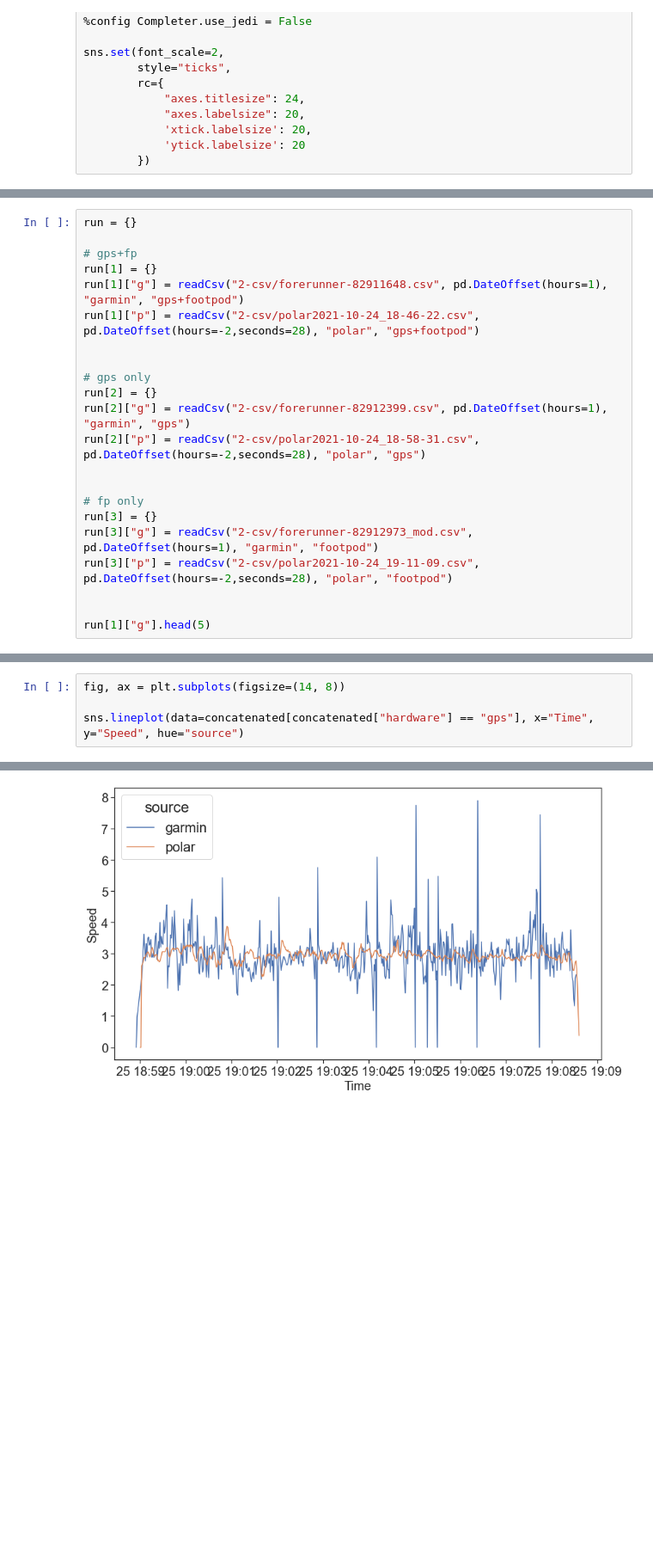
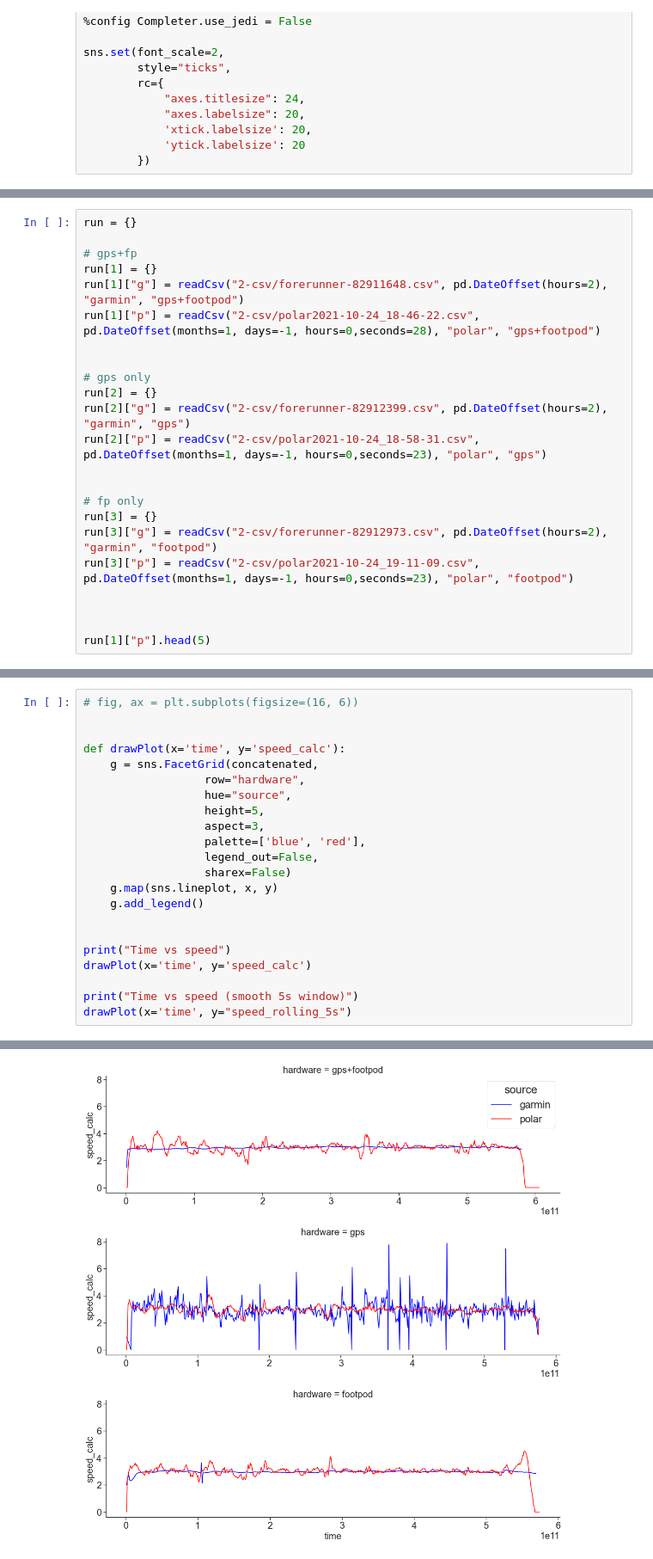
Before and after one commit to filipsPL/gps-accuracy, a Jupyter notebook: analysis.ipynb, the cells around one changed output, grey strips where cells are left out. Shown at 86% size. Drawn from its saved outputs; the diff is of its cells as text; blank space fills up the shorter version.

```diff
--- a/analysis.ipynb
+++ b/analysis.ipynb
@@ -34,21 +45,22 @@ run = {}
 
 # gps+fp
 run[1] = {}
-run[1]["g"] = readCsv("2-csv/forerunner-82911648.csv", pd.DateOffset(hours=1), "garmin", "gps+footpod")
-run[1]["p"] = readCsv("2-csv/polar2021-10-24_18-46-22.csv", pd.DateOffset(hours=-2,seconds=28), "polar", "gps+footpod")
+run[1]["g"] = readCsv("2-csv/forerunner-82911648.csv", pd.DateOffset(hours=2), "garmin", "gps+footpod")
+run[1]["p"] = readCsv("2-csv/polar2021-10-24_18-46-22.csv", pd.DateOffset(months=1, days=-1, hours=0,seconds=28), "polar", "gps+footpod")
 
 
 # gps only
 run[2] = {}
-run[2]["g"] = readCsv("2-csv/forerunner-82912399.csv", pd.DateOffset(hours=1), "garmin", "gps")
-run[2]["p"] = readCsv("2-csv/polar2021-10-24_18-58-31.csv", pd.DateOffset(hours=-2,seconds=28), "polar", "gps")
+run[2]["g"] = readCsv("2-csv/forerunner-82912399.csv", pd.DateOffset(hours=2), "garmin", "gps")
+run[2]["p"] = readCsv("2-csv/polar2021-10-24_18-58-31.csv", pd.DateOffset(months=1, days=-1, hours=0,seconds=23), "polar", "gps")
 
 
 # fp only
 run[3] = {}
-run[3]["g"] = readCsv("2-csv/forerunner-82912973_mod.csv", pd.DateOffset(hours=1), "garmin", "footpod")
-run[3]["p"] = readCsv("2-csv/polar2021-10-24_19-11-09.csv", pd.DateOffset(hours=-2,seconds=28), "polar", "footpod")
+run[3]["g"] = readCsv("2-csv/forerunner-82912973.csv", pd.DateOffset(hours=2), "garmin", "footpod")
+run[3]["p"] = readCsv("2-csv/polar2021-10-24_19-11-09.csv", pd.DateOffset(months=1, days=-1, hours=0,seconds=23), "polar", "footpod")
 
 
-run[1]["g"].head(5)
+
+run[1]["p"].head(5)
 # %% [output]
@@ -99,5 +101,23 @@ concatenated
 # %%
-fig, ax = plt.subplots(figsize=(14, 8))
+# fig, ax = plt.subplots(figsize=(16, 6))
 
-sns.lineplot(data=concatenated[concatenated["hardware"] == "gps"], x="Time", y="Speed", hue="source")
+
+def drawPlot(x='time', y='speed_calc'):
+    g = sns.FacetGrid(concatenated,
+                  row="hardware",
+                  hue="source",
+                  height=5,
+                  aspect=3,
+                  palette=['blue', 'red'],
+                  legend_out=False,
+                  sharex=False)
+    g.map(sns.lineplot, x, y)
+    g.add_legend()
+
+
+print("Time vs speed")
+drawPlot(x='time', y='speed_calc')
+
+print("Time vs speed (smooth 5s window)")
+drawPlot(x='time', y="speed_rolling_5s")
 # %% [output]
@@ -105 +126 @@ sns.lineplot(data=concatenated[concatenated["hardware"] == "gps"], x="Time", y="
-[figure, old version]
+[figure, new version]
```
Also changed, not shown: parts of 8 cells of this notebook, 3 other files.
